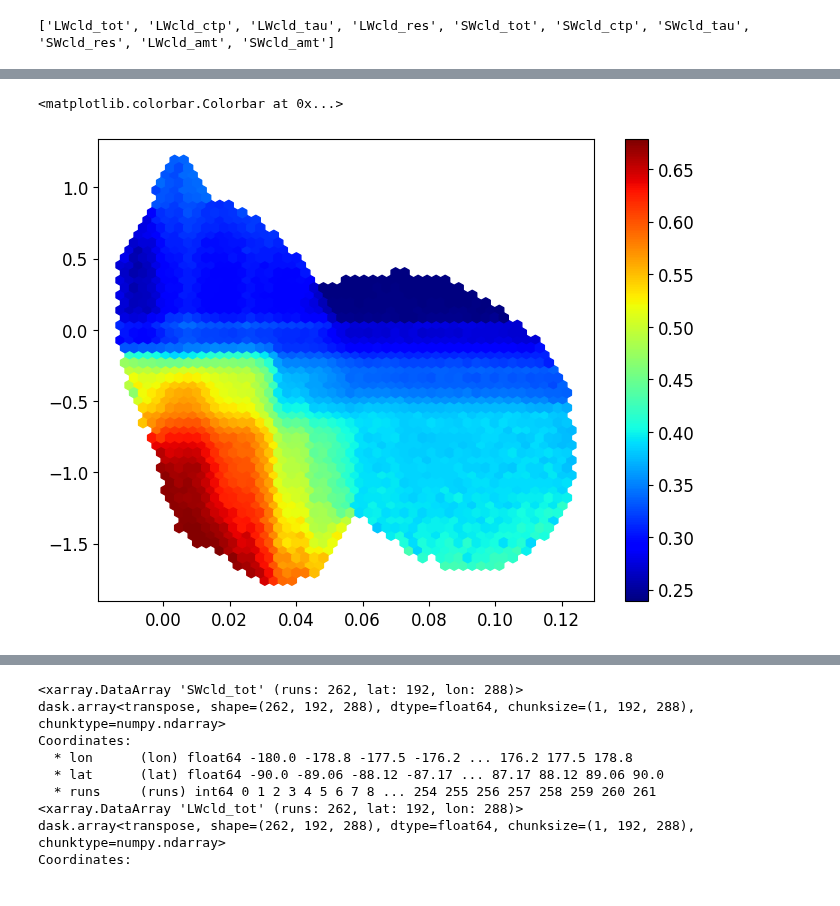
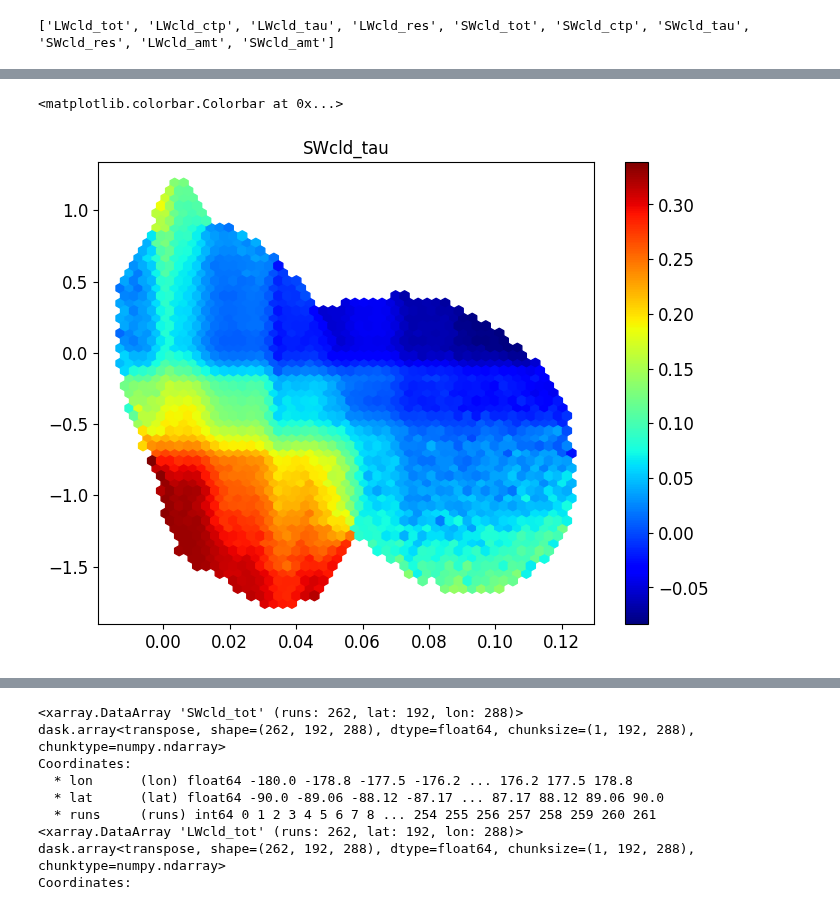
Before and after one commit to wgh-private/globalFB_precipeff, a Jupyter notebook: RF_emulated_constraints.ipynb, the cells around one changed output, grey strips where cells are left out. Cells and saved outputs as stored; diff of their text form; code cells hidden in the pictures.

```diff
--- a/RF_emulated_constraints.ipynb
+++ b/RF_emulated_constraints.ipynb
@@ -614,6 +782,6 @@ print(var_names)
 # %%
-FBcomp = 'LW+SW_tau_amt'
-totdCRE_g = load_cf('SWcld_tau')+load_cf('SWcld_amt')+load_cf('LWcld_tau')+load_cf('LWcld_amt')  # SWcld_tot in default
+FBcomp = 'SWcld_tau'
+totdCRE_g = load_cf('SWcld_tau')  #+load_cf('SWcld_amt')+load_cf('LWcld_tau')+load_cf('LWcld_amt')  # SWcld_tot in default
 # %% [output]
 <xarray.DataArray 'SWcld_tau' (runs: 262, lat: 192, lon: 288)>
 dask.array<transpose, shape=(262, 192, 288), dtype=float64, chunksize=(1, 192, 288), chunktype=numpy.ndarray>
@@ -668,10 +819,11 @@ Test R²: -0.035
 # %%
 plt.figure()
 plt.hexbin(sub_RF_precipeff_cyc, sub_RF_dLWP, gridsize=50, C=sub_RF_CF, cmap='jet')
+plt.title(FBcomp)
 plt.colorbar()
 # %% [output]
 <matplotlib.colorbar.Colorbar at 0x...>
-[figure, old version]
+[figure, new version]
 # %%
 # constraint from the extratropics
 min_lat, max_lat = 50, 90
```
Also changed, not shown: parts of 23 cells of this notebook.
